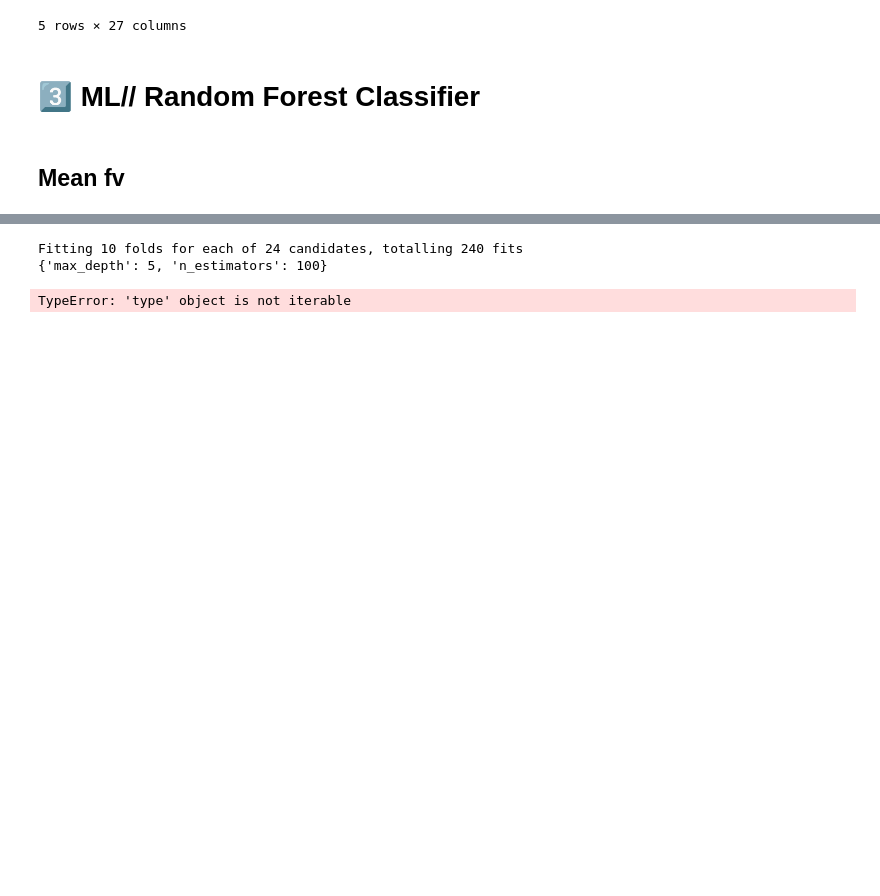
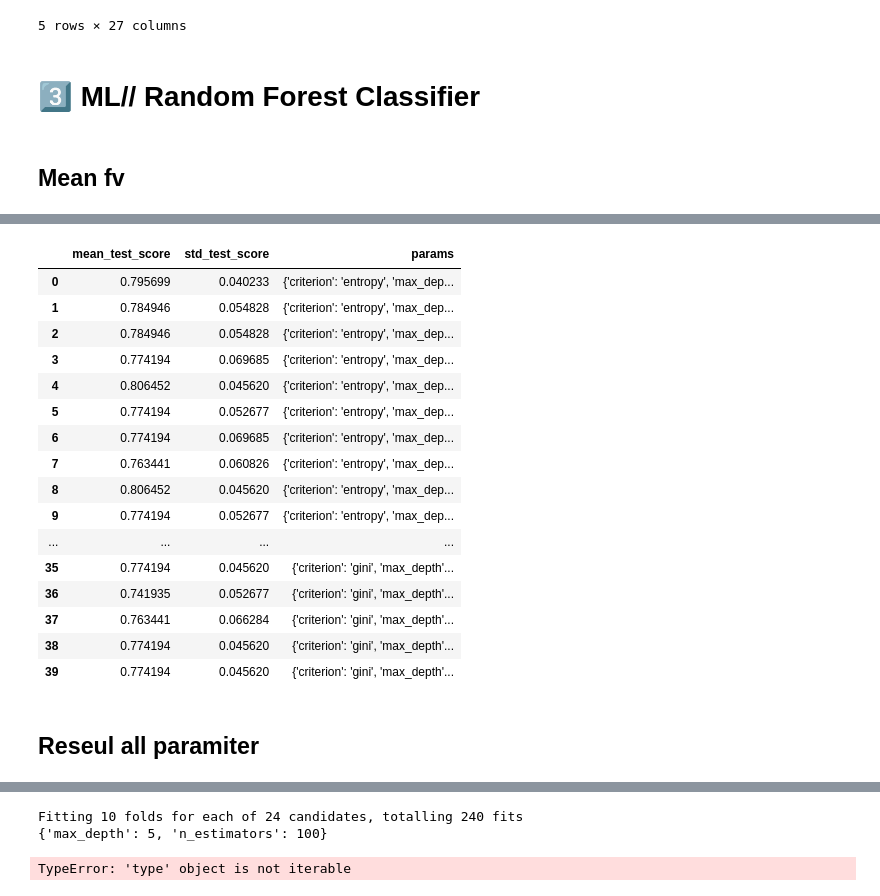
Before and after one commit to Anusarakh/thesis, a Jupyter notebook: 2_Mar_24_FV_ML_RF_PAPER_.ipynb, the cells around one changed output, grey strips where cells are left out. Saved outputs shown, nothing was run; the diff lists cells and outputs as text; code cells hidden in the pictures; blank space fills up the shorter version.

```diff
--- a/2_Mar_24_FV_ML_RF_PAPER_.ipynb
+++ b/2_Mar_24_FV_ML_RF_PAPER_.ipynb
@@ -309,0 +306,24 @@ NameError: name 'df_all' is not defined
+# %%
+cv_results_rf_m = pd.read_csv('./cv_results_rf_m.csv')
+cv_results_rf_m= cv_results_rf_m.drop(columns=['Unnamed: 0'])
+cv_results_rf_m
+# %% [output]
+|  | mean_test_score | std_test_score | params |
+| 0 | 0.795699 | 0.040233 | {'criterion': 'entropy', 'max_dep... |
+| 1 | 0.784946 | 0.054828 | {'criterion': 'entropy', 'max_dep... |
+| 2 | 0.784946 | 0.054828 | {'criterion': 'entropy', 'max_dep... |
+| 3 | 0.774194 | 0.069685 | {'criterion': 'entropy', 'max_dep... |
+| 4 | 0.806452 | 0.045620 | {'criterion': 'entropy', 'max_dep... |
+| 5 | 0.774194 | 0.052677 | {'criterion': 'entropy', 'max_dep... |
+| 6 | 0.774194 | 0.069685 | {'criterion': 'entropy', 'max_dep... |
+| 7 | 0.763441 | 0.060826 | {'criterion': 'entropy', 'max_dep... |
+| 8 | 0.806452 | 0.045620 | {'criterion': 'entropy', 'max_dep... |
+| 9 | 0.774194 | 0.052677 | {'criterion': 'entropy', 'max_dep... |
+| ... | ... | ... | ... |
+| 35 | 0.774194 | 0.045620 | {'criterion': 'gini', 'max_depth'... |
+| 36 | 0.741935 | 0.052677 | {'criterion': 'gini', 'max_depth'... |
+| 37 | 0.763441 | 0.066284 | {'criterion': 'gini', 'max_depth'... |
+| 38 | 0.774194 | 0.045620 | {'criterion': 'gini', 'max_depth'... |
+| 39 | 0.774194 | 0.045620 | {'criterion': 'gini', 'max_depth'... |
+# %% [markdown]
+## Reseul all paramiter
```
Also changed, not shown: parts of 38 cells of this notebook.
